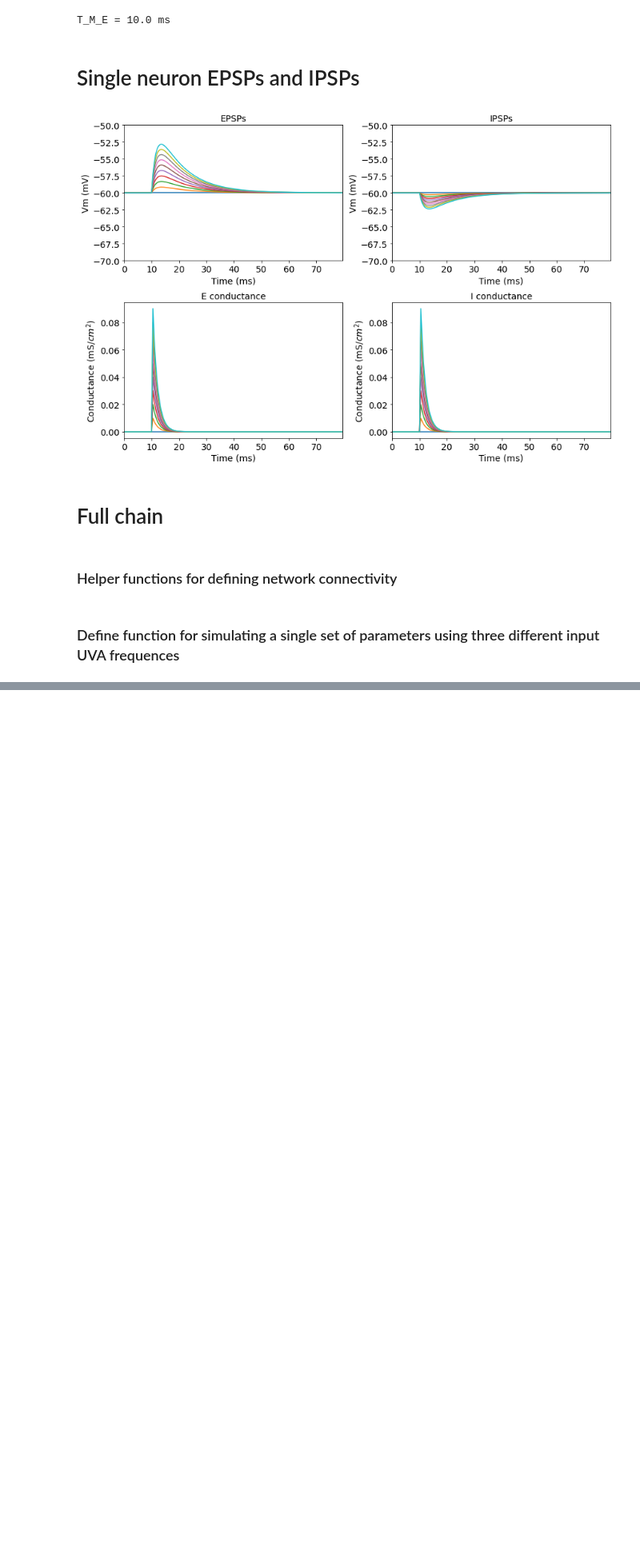
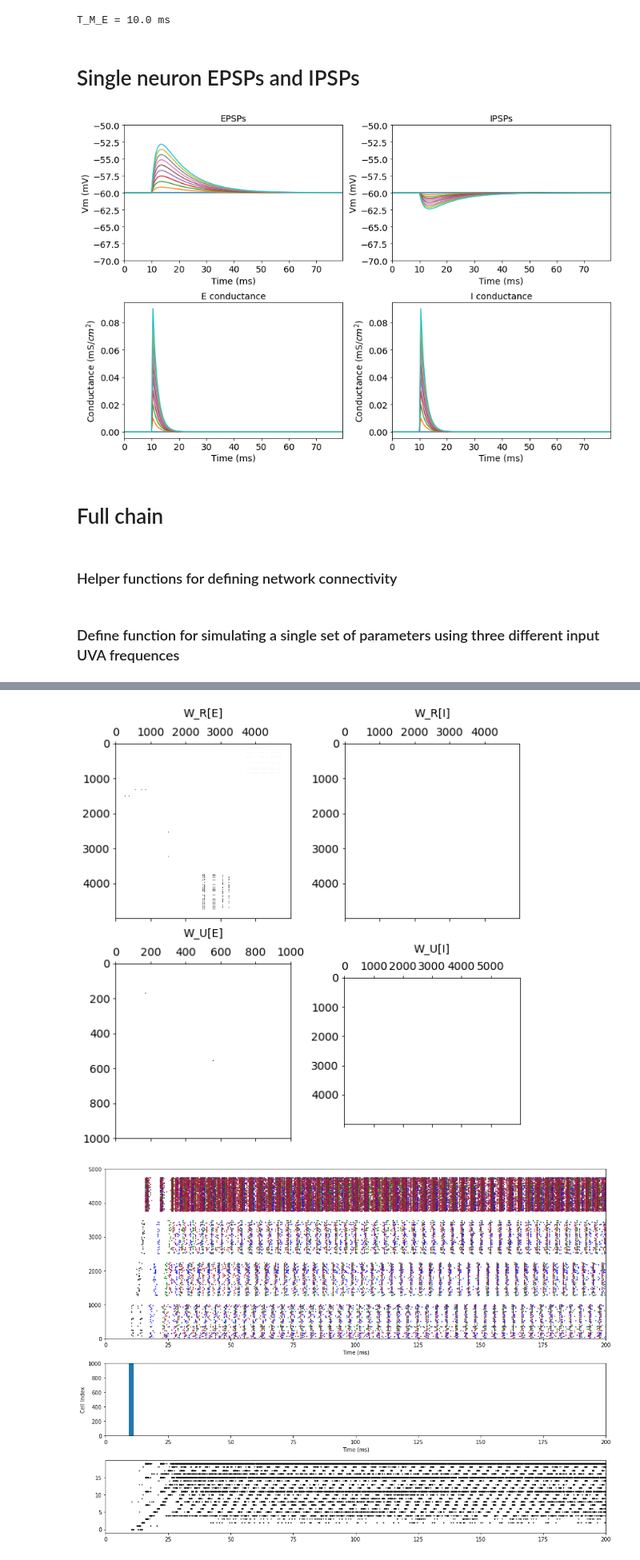
Before and after one commit to davidgbe/HVC_chain, a Jupyter notebook: distributed_recurrent_singing_circuit.ipynb, the cells around one changed output, grey strips where cells are left out. Shown: that part at 80% size. Cells and saved outputs as stored; diff of their text form; code cells hidden in the pictures; blank space fills up the shorter version.

```diff
--- a/distributed_recurrent_singing_circuit.ipynb
+++ b/distributed_recurrent_singing_circuit.ipynb
@@ -469,0 +481,9 @@ quick_plot(m, show_connectivity=True, n_show_only=10)
+# %%
+m2 = copy(m)
+m2.F_GROUP = [0.0273, 0.0273, 0.0273, 0.5]
+m2.N_LOOPS = 5
+set_dynamic_vars(m2)
+quick_plot(m2, show_connectivity=True, n_show_only=10)
+# %% [output]
+[figure, added]
+[figure, added]
```
Also changed, not shown: parts of 4 cells of this notebook.
